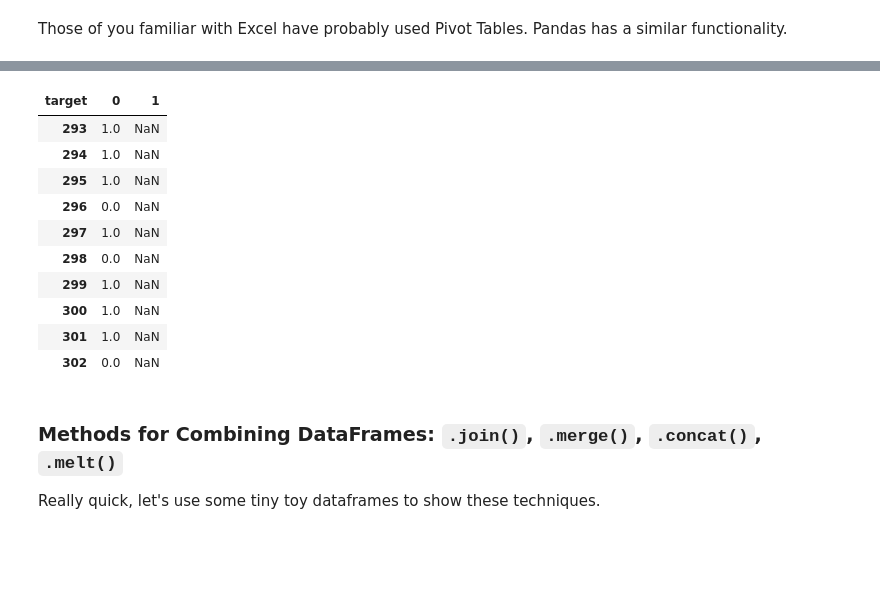
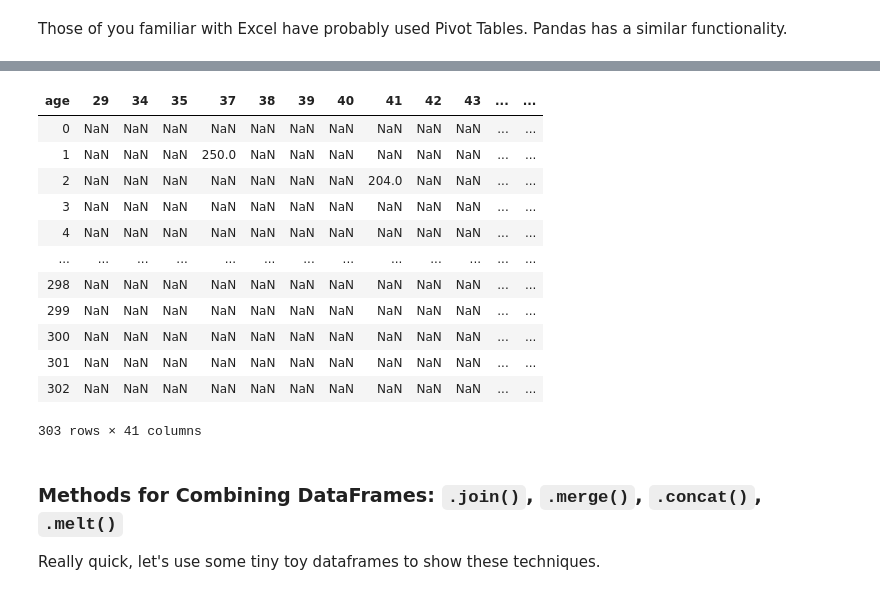
Before and after one commit to learn-co-students/data_cleaning_and_statistical_analysis-HTX_DS_111819, a Jupyter notebook: manipulating_data_with_pandas.ipynb, the cells around one changed output, grey strips where cells are left out. Drawn from its saved outputs; the diff is of its cells as text; code cells hidden in the pictures; blank space fills up the shorter version.

```diff
--- a/manipulating_data_with_pandas.ipynb
+++ b/manipulating_data_with_pandas.ipynb
@@ -486,17 +718,19 @@ Those of you familiar with Excel have probably used Pivot Tables. Pandas has a s
 # %%
-uci_df.pivot(values = 'sex', columns = 'target').tail(10)
+uci_df.pivot(values = 'chol', columns = 'age')
 # %% [output]
-| target | 0 | 1 |
-| 293 | 1.0 | NaN |
-| 294 | 1.0 | NaN |
-| 295 | 1.0 | NaN |
-| 296 | 0.0 | NaN |
-| 297 | 1.0 | NaN |
-| 298 | 0.0 | NaN |
-| 299 | 1.0 | NaN |
-| 300 | 1.0 | NaN |
-| 301 | 1.0 | NaN |
-| 302 | 0.0 | NaN |
+| age | 29 | 34 | 35 | 37 | 38 | 39 | 40 | 41 | 42 | 43 | ... | ... |
+| 0 | NaN | NaN | NaN | NaN | NaN | NaN | NaN | NaN | NaN | NaN | ... | ... |
+| 1 | NaN | NaN | NaN | 250.0 | NaN | NaN | NaN | NaN | NaN | NaN | ... | ... |
+| 2 | NaN | NaN | NaN | NaN | NaN | NaN | NaN | 204.0 | NaN | NaN | ... | ... |
+| 3 | NaN | NaN | NaN | NaN | NaN | NaN | NaN | NaN | NaN | NaN | ... | ... |
+| 4 | NaN | NaN | NaN | NaN | NaN | NaN | NaN | NaN | NaN | NaN | ... | ... |
+| ... | ... | ... | ... | ... | ... | ... | ... | ... | ... | ... | ... | ... |
+| 298 | NaN | NaN | NaN | NaN | NaN | NaN | NaN | NaN | NaN | NaN | ... | ... |
+| 299 | NaN | NaN | NaN | NaN | NaN | NaN | NaN | NaN | NaN | NaN | ... | ... |
+| 300 | NaN | NaN | NaN | NaN | NaN | NaN | NaN | NaN | NaN | NaN | ... | ... |
+| 301 | NaN | NaN | NaN | NaN | NaN | NaN | NaN | NaN | NaN | NaN | ... | ... |
+| 302 | NaN | NaN | NaN | NaN | NaN | NaN | NaN | NaN | NaN | NaN | ... | ... |
+303 rows × 41 columns
 # %% [markdown]
 ### Methods for Combining DataFrames: `.join()`, `.merge()`, `.concat()`, `.melt()`
 
```
Also changed, not shown: parts of 48 cells of this notebook.
